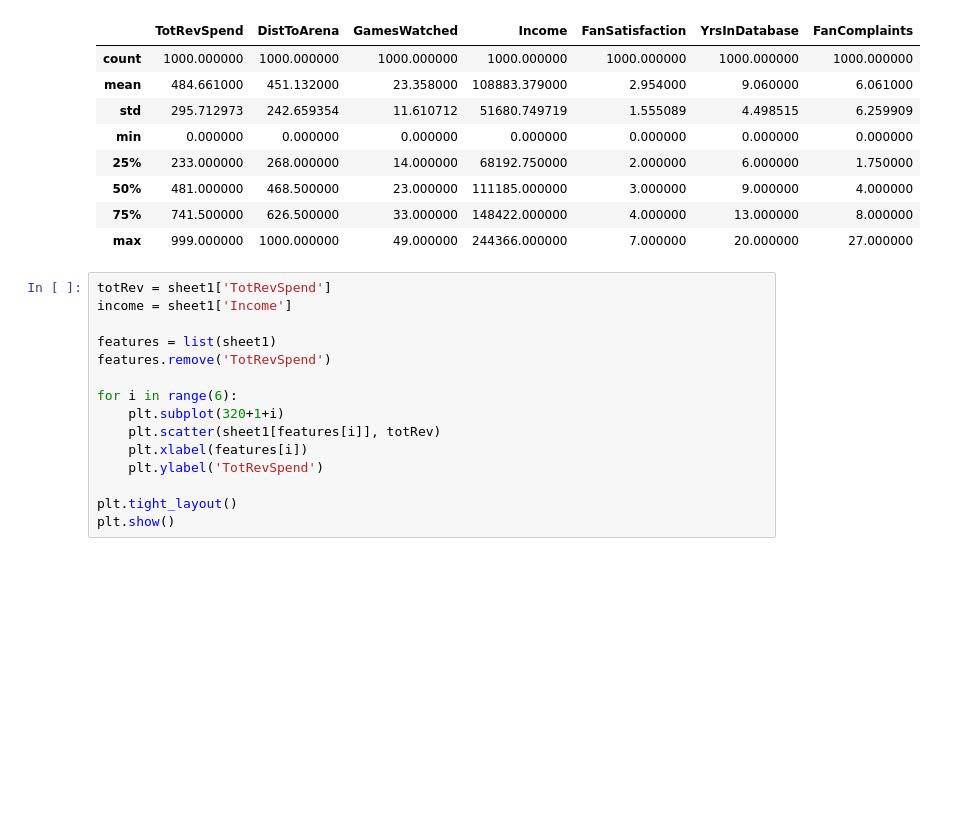
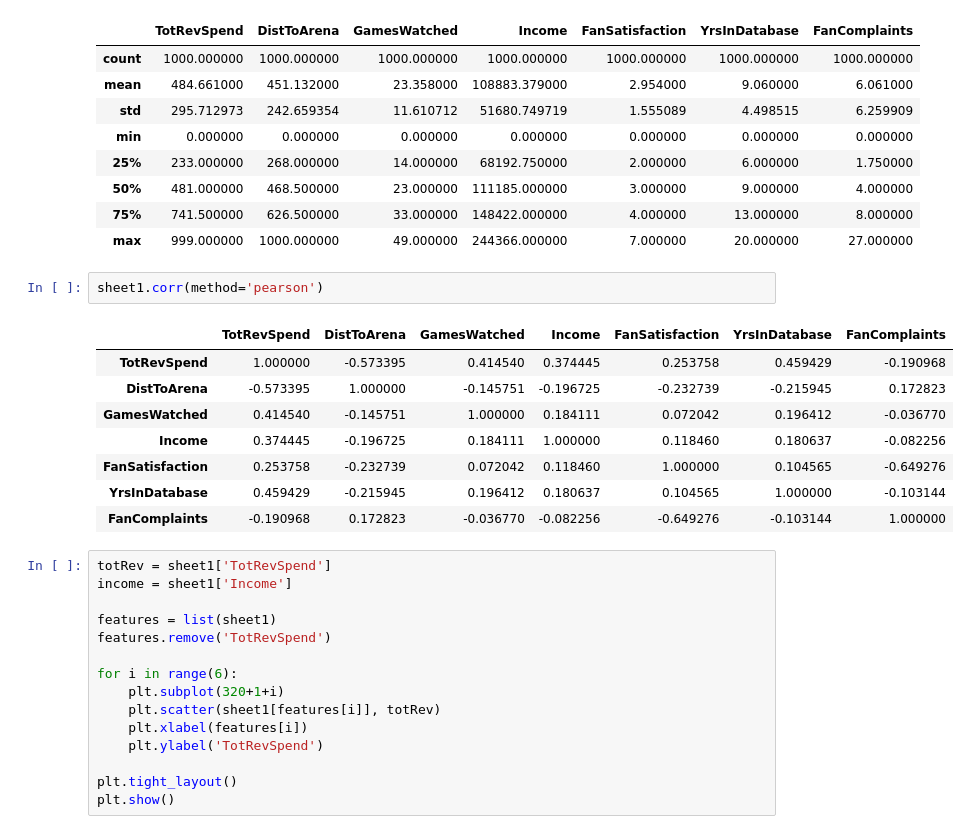
Before and after one commit to vutsalsinghal/NBA_hackathon, a Jupyter notebook: NBA - A3.ipynb, the cells around one changed output. Cells and saved outputs as stored; diff of their text form; blank space fills up the shorter version.

```diff
--- a/NBA - A3.ipynb
+++ b/NBA - A3.ipynb
@@ -61,6 +63,17 @@ sheet1.describe()
 | 50% | 481.000000 | 468.500000 | 23.000000 | 111185.000000 | 3.000000 | 9.000000 | 4.000000 |
 | 75% | 741.500000 | 626.500000 | 33.000000 | 148422.000000 | 4.000000 | 13.000000 | 8.000000 |
 | max | 999.000000 | 1000.000000 | 49.000000 | 244366.000000 | 7.000000 | 20.000000 | 27.000000 |
+# %%
+sheet1.corr(method='pearson')
+# %% [output]
+|  | TotRevSpend | DistToArena | GamesWatched | Income | FanSatisfaction | YrsInDatabase | FanComplaints |
+| TotRevSpend | 1.000000 | -0.573395 | 0.414540 | 0.374445 | 0.253758 | 0.459429 | -0.190968 |
+| DistToArena | -0.573395 | 1.000000 | -0.145751 | -0.196725 | -0.232739 | -0.215945 | 0.172823 |
+| GamesWatched | 0.414540 | -0.145751 | 1.000000 | 0.184111 | 0.072042 | 0.196412 | -0.036770 |
+| Income | 0.374445 | -0.196725 | 0.184111 | 1.000000 | 0.118460 | 0.180637 | -0.082256 |
+| FanSatisfaction | 0.253758 | -0.232739 | 0.072042 | 0.118460 | 1.000000 | 0.104565 | -0.649276 |
+| YrsInDatabase | 0.459429 | -0.215945 | 0.196412 | 0.180637 | 0.104565 | 1.000000 | -0.103144 |
+| FanComplaints | -0.190968 | 0.172823 | -0.036770 | -0.082256 | -0.649276 | -0.103144 | 1.000000 |
 # %%
 totRev = sheet1['TotRevSpend']
 income = sheet1['Income']
```
Also changed, not shown: parts of 1 cell of this notebook.
